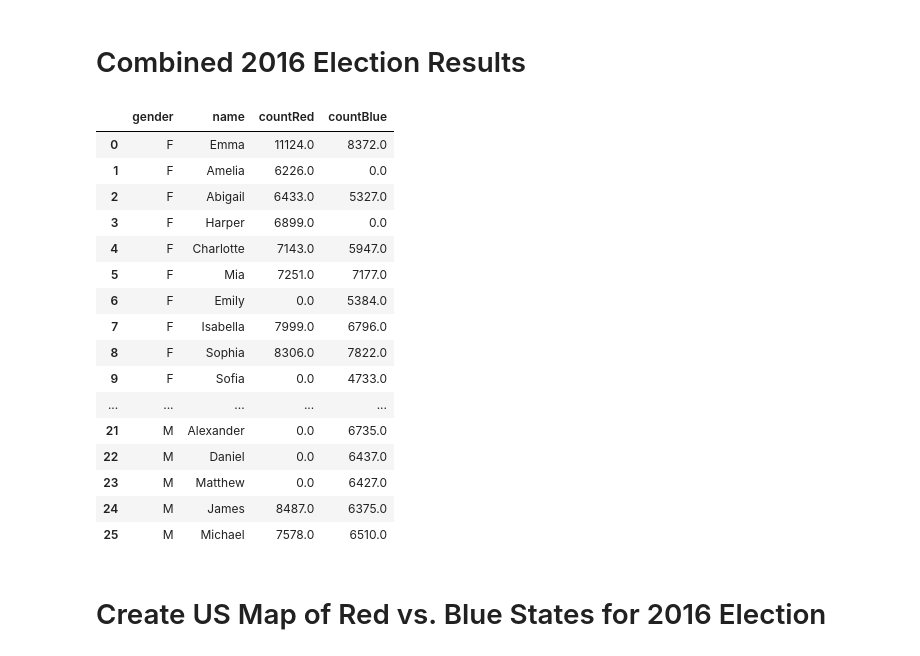
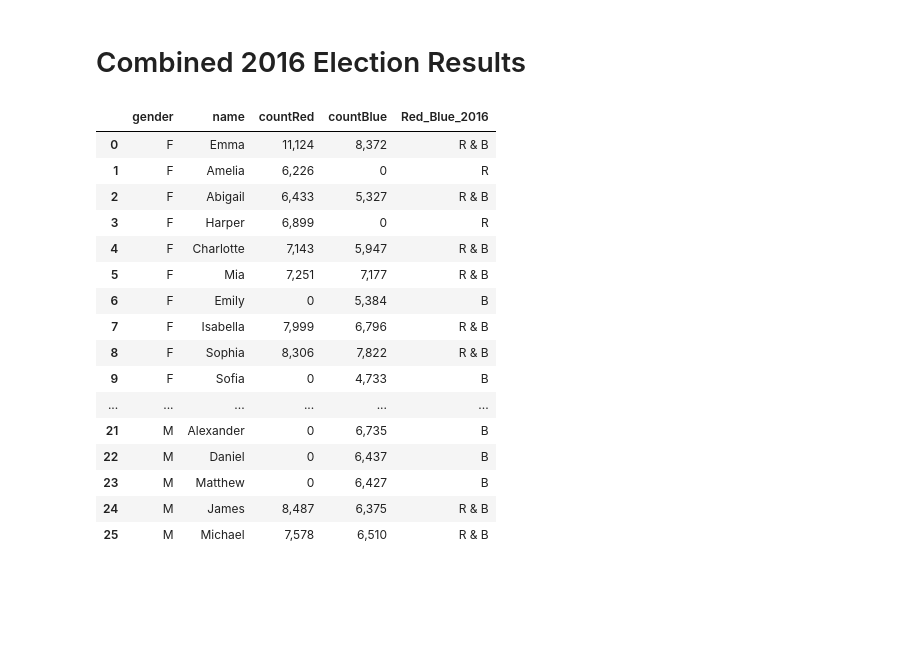
Before and after one commit to GizemYP/columbia_group_project, a Jupyter notebook: Part_II_ElectionYrSummary_USmap.ipynb, the cells around one changed output. Cells and saved outputs as stored; diff of their text form; code cells hidden in the pictures; blank space fills up the shorter version.

```diff
--- a/Part_II_ElectionYrSummary_USmap.ipynb
+++ b/Part_II_ElectionYrSummary_USmap.ipynb
@@ -360,0 +356,14 @@ topBlueNames2016_sorted.sort_values(['gender','count'], ascending=False).reset_i
+# %%
+#combine 2012 Red & Blue State results into one DF to idenity matches and variances in top 10 names
+name_2012summary_df=pd.merge(topRedNames2012_sorted,topBlueNames2012_sorted,how='outer',
+                         on=['name','gender'], suffixes=('Red','Blue'))
+name_2012summary_df.replace(np.nan, 0, inplace=True)
+name_2012summary_df['Red']=np.where(name_2012summary_df['countRed']>0,'R','') #to add a column ideintifying name in the red state
+name_2012summary_df['Blue']=np.where(name_2012summary_df['countBlue']>0,'B','') #to add a column identifying name in the blue state
+name_2012summary_df['Red_Blue_2012']= name_2012summary_df.Red + name_2012summary_df.Blue #to combine red and blue state columns
+name_2012summary_df.Red_Blue_2012.replace(['RB','R','B'],['R & B', 'R', 'B'],inplace=True) #replace values in Red_Blue column
+
+#to format count columns
+pd.options.display.float_format = '{:,.0f}'.format
+#finalize presentation of the df
+name_2012summary_df.drop(['yearRed','yearBlue','Red','Blue'],axis=1).sort_values('gender').reset_index(drop=True) #drop unnecessary columns and show the DF
@@ -362,27 +439,34 @@ topBlueNames2016_sorted.sort_values(['gender','count'], ascending=False).reset_i
 # Combined 2016 Election Results
 # %%
 #combine 2016 Red & Blue State results into one DF to idenity matches and variances in top 10 names
-name_summary_df=pd.merge(topRedNames2016_sorted,topBlueNames2016_sorted,how='outer',
+name_2016summary_df=pd.merge(topRedNames2016_sorted,topBlueNames2016_sorted,how='outer',
                          on=['name','gender'], suffixes=('Red','Blue'))
-name_summary_df.replace(np.nan, 0, inplace=True)
-name_summary_df.drop(['yearRed','yearBlue'],axis=1).sort_values('gender').reset_index(drop=True)
+name_2016summary_df.replace(np.nan, 0, inplace=True)
+name_2016summary_df['Red']=np.where(name_2016summary_df['countRed']>0,'R','') #to add a column ideintifying name in the red state
+name_2016summary_df['Blue']=np.where(name_2016summary_df['countBlue']>0,'B','') #to add a column identifying name in the blue state
+name_2016summary_df['Red_Blue_2016']= name_2016summary_df.Red + name_2016summary_df.Blue #to combine red and blue state columns
+name_2016summary_df.Red_Blue_2016.replace(['RB','R','B'],['R & B', 'R', 'B'],inplace=True)
+#to format count columns
+pd.options.display.float_format = '{:,.0f}'.format
+#finalize presentation of the df
+name_2016summary_df.drop(['yearRed','yearBlue','Red','Blue'],axis=1).sort_values('gender').reset_index(drop=True)
 # %% [output]
-|  | gender | name | countRed | countBlue |
-| 0 | F | Emma | 11124.0 | 8372.0 |
-| 1 | F | Amelia | 6226.0 | 0.0 |
-| 2 | F | Abigail | 6433.0 | 5327.0 |
-| 3 | F | Harper | 6899.0 | 0.0 |
-| 4 | F | Charlotte | 7143.0 | 5947.0 |
-| 5 | F | Mia | 7251.0 | 7177.0 |
-| 6 | F | Emily | 0.0 | 5384.0 |
-| 7 | F | Isabella | 7999.0 | 6796.0 |
-| 8 | F | Sophia | 8306.0 | 7822.0 |
-| 9 | F | Sofia | 0.0 | 4733.0 |
-| ... | ... | ... | ... | ... |
-| 21 | M | Alexander | 0.0 | 6735.0 |
-| 22 | M | Daniel | 0.0 | 6437.0 |
-| 23 | M | Matthew | 0.0 | 6427.0 |
-| 24 | M | James | 8487.0 | 6375.0 |
-| 25 | M | Michael | 7578.0 | 6510.0 |
+|  | gender | name | countRed | countBlue | Red_Blue_2016 |
+| 0 | F | Emma | 11,124 | 8,372 | R & B |
+| 1 | F | Amelia | 6,226 | 0 | R |
+| 2 | F | Abigail | 6,433 | 5,327 | R & B |
+| 3 | F | Harper | 6,899 | 0 | R |
+| 4 | F | Charlotte | 7,143 | 5,947 | R & B |
+| 5 | F | Mia | 7,251 | 7,177 | R & B |
+| 6 | F | Emily | 0 | 5,384 | B |
+| 7 | F | Isabella | 7,999 | 6,796 | R & B |
+| 8 | F | Sophia | 8,306 | 7,822 | R & B |
+| 9 | F | Sofia | 0 | 4,733 | B |
+| ... | ... | ... | ... | ... | ... |
+| 21 | M | Alexander | 0 | 6,735 | B |
+| 22 | M | Daniel | 0 | 6,437 | B |
+| 23 | M | Matthew | 0 | 6,427 | B |
+| 24 | M | James | 8,487 | 6,375 | R & B |
+| 25 | M | Michael | 7,578 | 6,510 | R & B |
 # %%
 #write output to csv
@@ -390,2 +473,0 @@ top10names2016_sorted.to_csv('output_data/top10names2016_RedandBlue.csv', index_
-# %% [markdown]
-# Create US Map of Red vs. Blue States for 2016 Election
```
Also changed, not shown: parts of 20 cells of this notebook, 3 other files.
